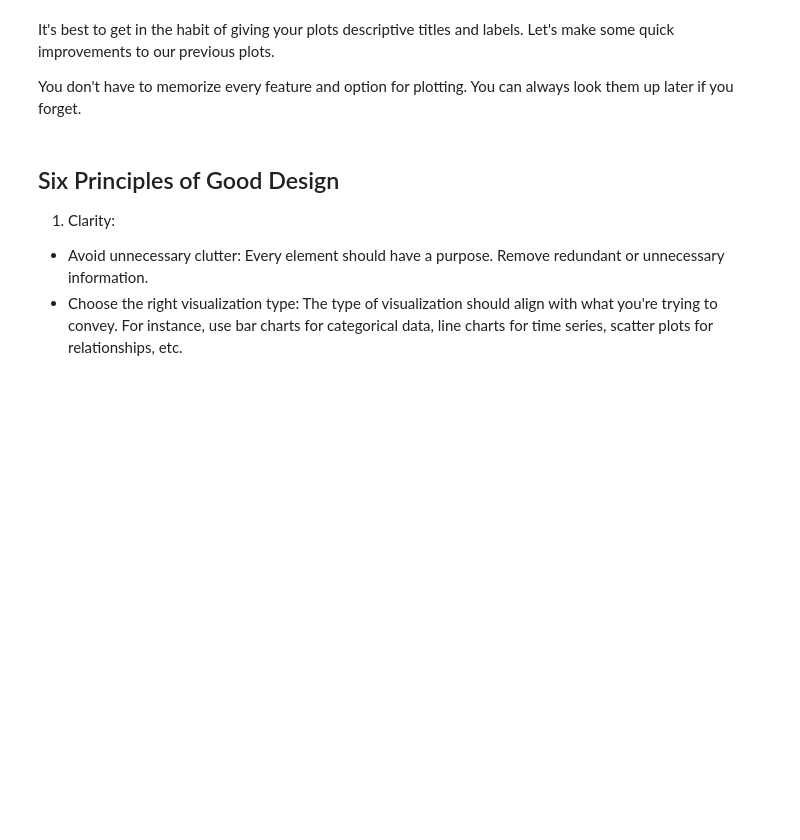
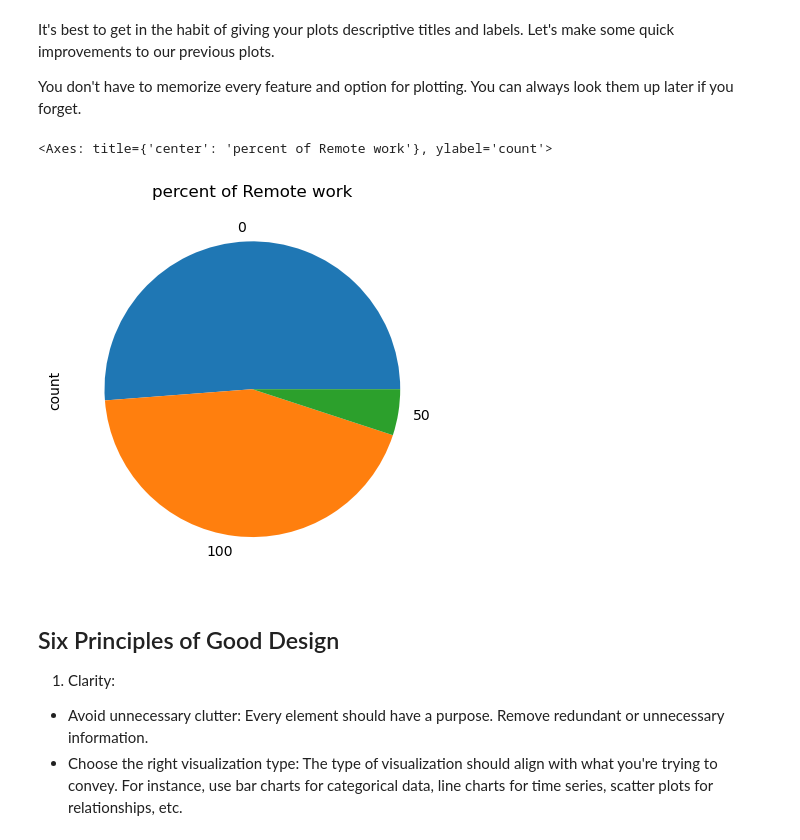
Before and after one commit to Kameti77/Data_Visualization_And_Modeling, a Jupyter notebook: Lecture/Week 1/1.1 - Data Visualization.ipynb, the cells around one changed output. Cells and saved outputs as stored; diff of their text form; code cells hidden in the pictures; blank space fills up the shorter version.

```diff
--- a/Lecture/Week 1/1.1 - Data Visualization.ipynb
+++ b/Lecture/Week 1/1.1 - Data Visualization.ipynb
@@ -210,6 +320,11 @@ There are two common visualizations for categorical features: one where we want
 It's best to get in the habit of giving your plots descriptive titles and labels.  Let's make some quick improvements to our previous plots.
 
 You don't have to memorize every feature and option for plotting.  You can always look them up later if you forget.
+# %%
+df['remote_ratio'].value_counts().plot(kind='pie', title='percent of Remote work')
+# %% [output]
+<Axes: title={'center': 'percent of Remote work'}, ylabel='count'>
+[figure, added]
 # %% [markdown]
 ## Six Principles of Good Design
 
```
Also changed, not shown: parts of 14 cells of this notebook, 1 other file.
